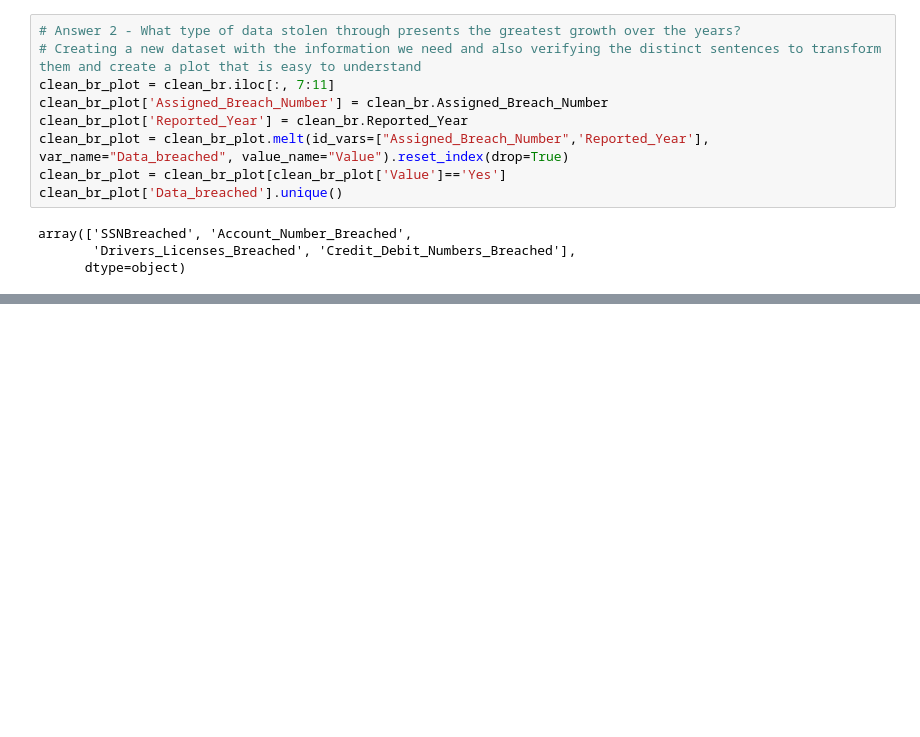
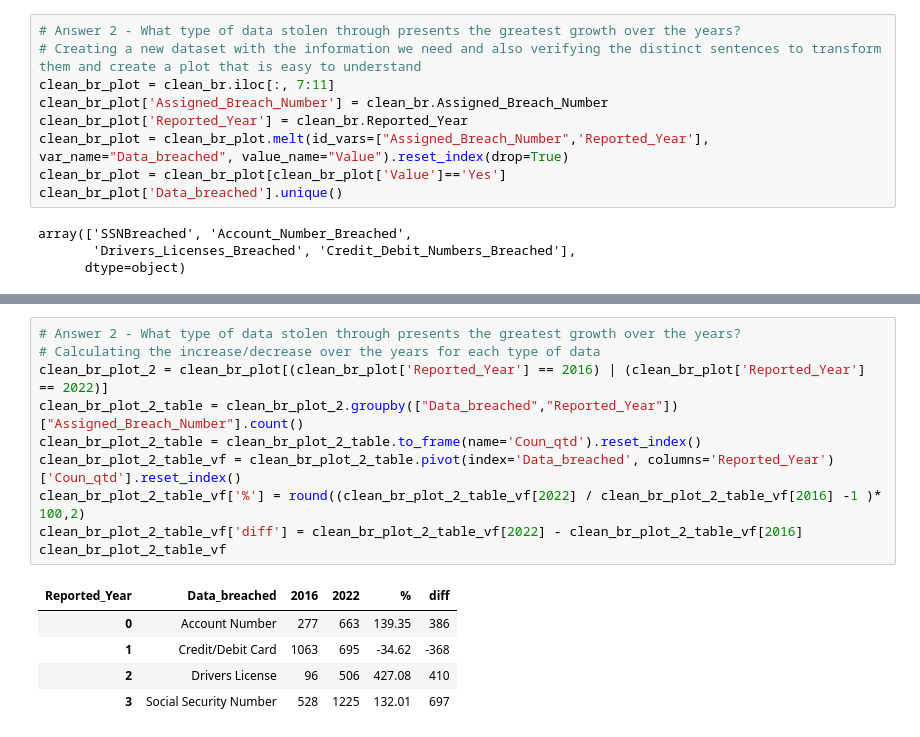
Before and after one commit to joncalle/AnalToolsDecMrk, a Jupyter notebook: DataBreach.ipynb, the cells around one changed output, grey strips where cells are left out. Drawn from its saved outputs; the diff is of its cells as text; blank space fills up the shorter version.

```diff
--- a/DataBreach.ipynb
+++ b/DataBreach.ipynb
@@ -550,3 +550,19 @@ plt.show()
+# %%
+# Answer 2 - What type of data stolen through presents the greatest growth over the years?
+# Calculating the increase/decrease over the years for each type of data
+clean_br_plot_2 = clean_br_plot[(clean_br_plot['Reported_Year'] == 2016) | (clean_br_plot['Reported_Year'] == 2022)]
+clean_br_plot_2_table = clean_br_plot_2.groupby(["Data_breached","Reported_Year"])["Assigned_Breach_Number"].count()
+clean_br_plot_2_table = clean_br_plot_2_table.to_frame(name='Coun_qtd').reset_index()
+clean_br_plot_2_table_vf = clean_br_plot_2_table.pivot(index='Data_breached', columns='Reported_Year')['Coun_qtd'].reset_index()
+clean_br_plot_2_table_vf['%'] = round((clean_br_plot_2_table_vf[2022] / clean_br_plot_2_table_vf[2016] -1 )* 100,2)
+clean_br_plot_2_table_vf['diff'] = clean_br_plot_2_table_vf[2022] - clean_br_plot_2_table_vf[2016]
+clean_br_plot_2_table_vf
+# %% [output]
+| Reported_Year | Data_breached | 2016 | 2022 | % | diff |
+| 0 | Account Number | 277 | 663 | 139.35 | 386 |
+| 1 | Credit/Debit Card | 1063 | 695 | -34.62 | -368 |
+| 2 | Drivers License | 96 | 506 | 427.08 | 410 |
+| 3 | Social Security Number | 528 | 1225 | 132.01 | 697 |
 # %%
 # Answer 3 - What type of data stolen through data breaches has the greatest impact on the population of Massachusetts?
 clean_br_plot_3 = clean_br.iloc[:, 7:11]
```
Also changed, not shown: parts of 6 cells of this notebook.
